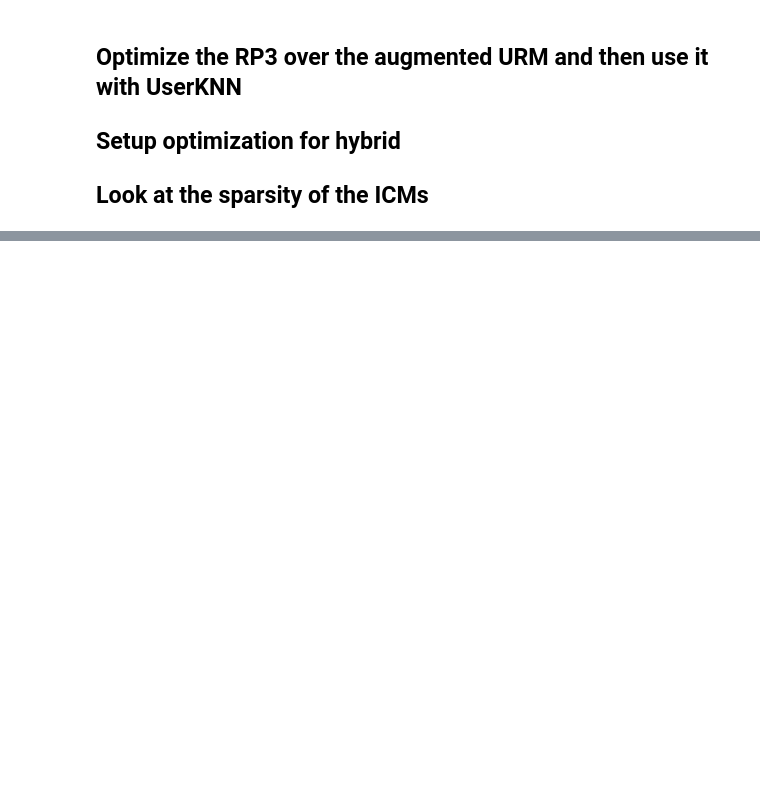
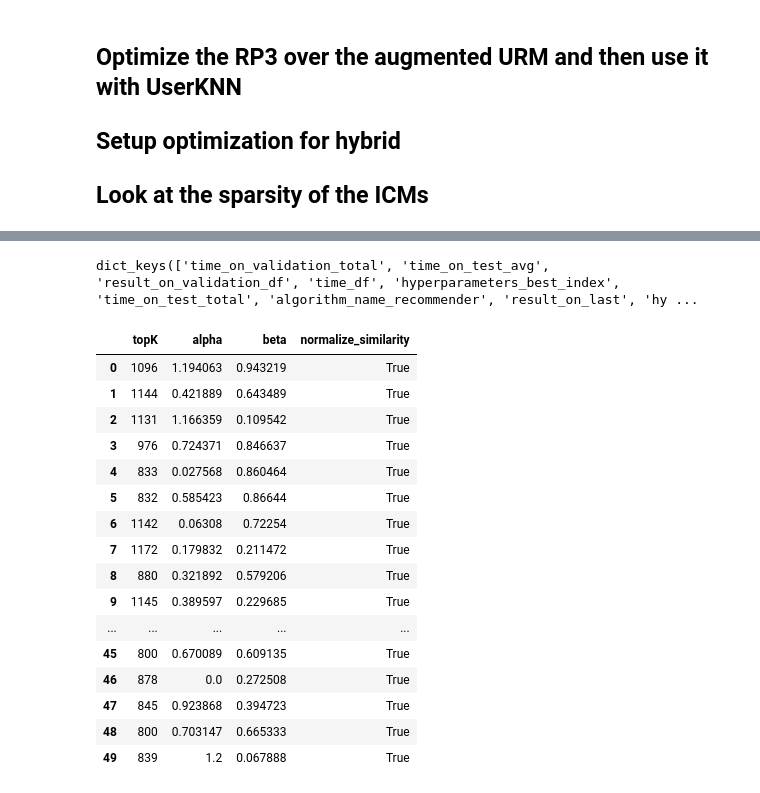
Before and after one commit to AlessioBray/Recommender-Systems-course-challenge, a Jupyter notebook: Hybrid_RP3beta_UserKNN.ipynb, the cells around one changed output, grey strips where cells are left out. Saved outputs shown, nothing was run; the diff lists cells and outputs as text; code cells hidden in the pictures; blank space fills up the shorter version.

```diff
--- a/Hybrid_RP3beta_UserKNN.ipynb
+++ b/Hybrid_RP3beta_UserKNN.ipynb
@@ -108,0 +287,30 @@ runHyperparameterSearch_Collaborative(RP3betaRecommender,
+# %%
+from Recommenders.DataIO import DataIO
+
+data_loader = DataIO(folder_path = output_folder_path)
+search_metadata = data_loader.load_data(RP3betaRecommender.RECOMMENDER_NAME + "_metadata.zip")
+
+search_metadata.keys()
+# %% [output]
+dict_keys(['time_on_validation_total', 'time_on_test_avg', 'result_on_validation_df', 'time_df', 'hyperparameters_best_index', 'time_on_test_total', 'algorithm_name_recommender', 'result_on_last', 'hy ...
+# %%
+hyperparameters_df = search_metadata["hyperparameters_df"]
+hyperparameters_df.head(54)
+# %% [output]
+|  | topK | alpha | beta | normalize_similarity |
+| 0 | 1096 | 1.194063 | 0.943219 | True |
+| 1 | 1144 | 0.421889 | 0.643489 | True |
+| 2 | 1131 | 1.166359 | 0.109542 | True |
+| 3 | 976 | 0.724371 | 0.846637 | True |
+| 4 | 833 | 0.027568 | 0.860464 | True |
+| 5 | 832 | 0.585423 | 0.86644 | True |
+| 6 | 1142 | 0.06308 | 0.72254 | True |
+| 7 | 1172 | 0.179832 | 0.211472 | True |
+| 8 | 880 | 0.321892 | 0.579206 | True |
+| 9 | 1145 | 0.389597 | 0.229685 | True |
+| ... | ... | ... | ... | ... |
+| 45 | 800 | 0.670089 | 0.609135 | True |
+| 46 | 878 | 0.0 | 0.272508 | True |
+| 47 | 845 | 0.923868 | 0.394723 | True |
+| 48 | 800 | 0.703147 | 0.665333 | True |
+| 49 | 839 | 1.2 | 0.067888 | True |
```
Also changed, not shown: parts of 23 cells of this notebook, 3 other files.
